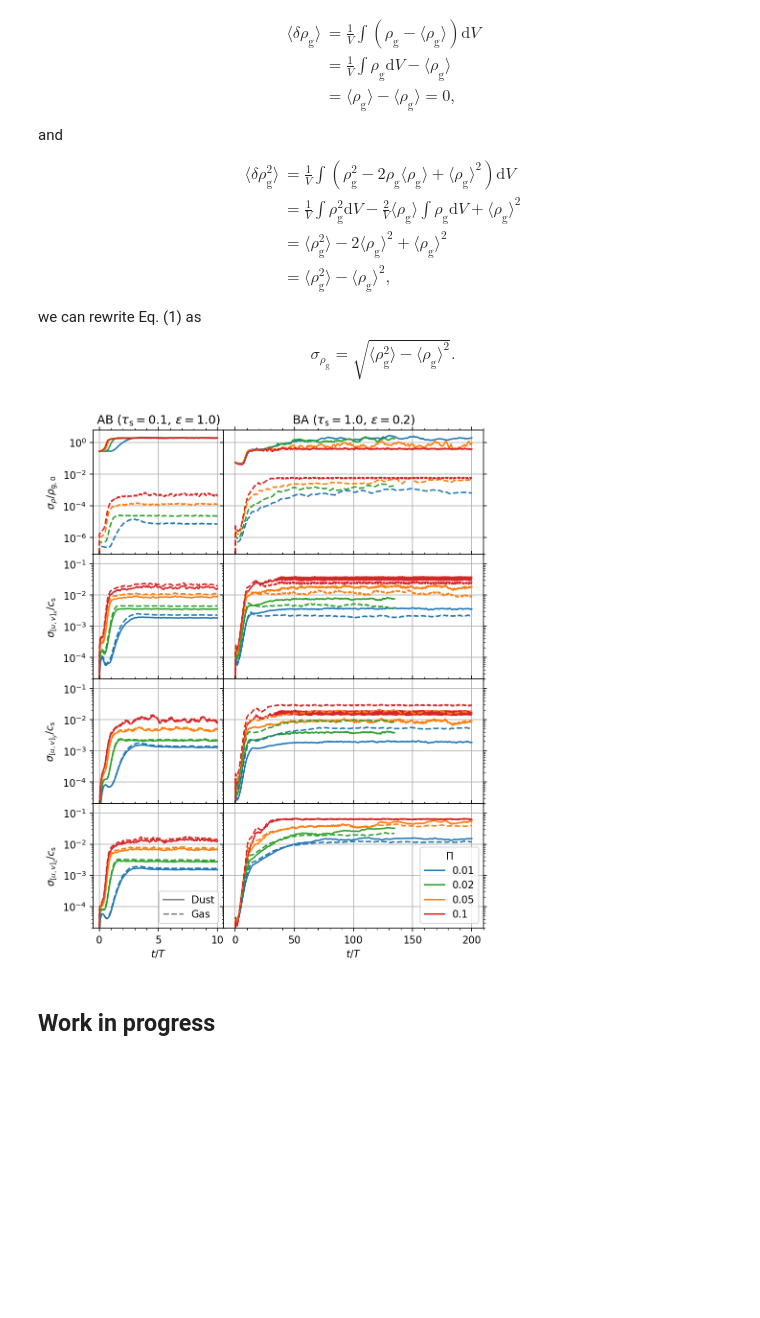
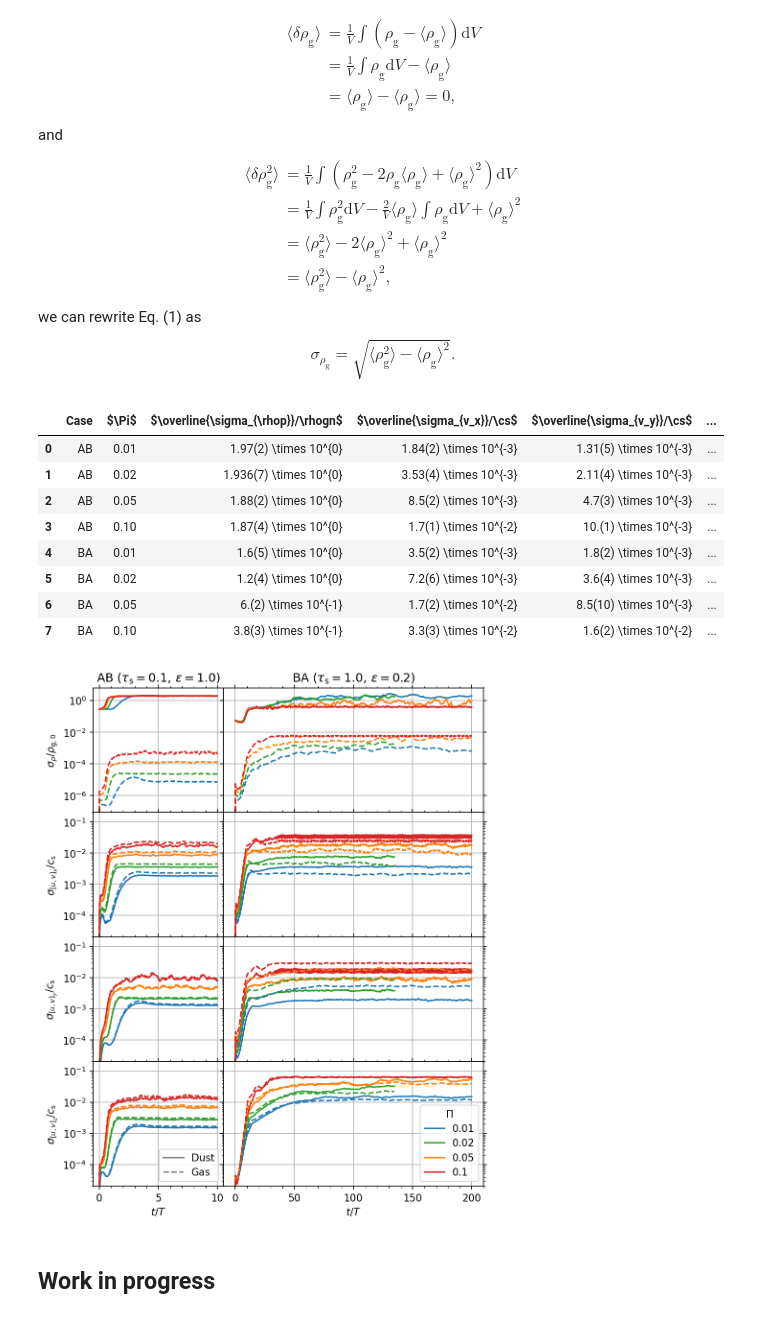
Before and after one commit to sabaronett/streaming-instability, a Jupyter notebook: ipynb/Dispersions.ipynb, the cells around one changed output. Saved outputs shown, nothing was run; the diff lists cells and outputs as text; code cells hidden in the pictures; blank space fills up the shorter version.

Commit message:
(Re-)print pandas table

```diff
--- a/ipynb/Dispersions.ipynb
+++ b/ipynb/Dispersions.ipynb
@@ -195,34 +195,43 @@ for ax in axs.flat:
     ax.tick_params(which='both', top=True, right=True)
 
 axs[0, 0].set(title=r'AB ($\tau_\mathrm{s}=0.1,\,\epsilon=1.0)$',
               ylabel=r'$\sigma_\rho/\rho_\mathrm{g,0}$')
 axs[0, 1].set(title=r'BA ($\tau_\mathrm{s}=1.0,\,\epsilon=0.2)$')
 axs[1, 0].set(ylabel=r'$\sigma_{[u,v]_x}/c_\mathrm{s}$', ylim=vylim)
 axs[2, 0].set(ylabel=r'$\sigma_{[u,v]_y}/c_\mathrm{s}$', ylim=vylim)
 axs[3, 0].set(ylabel=r'$\sigma_{[u,v]_z}/c_\mathrm{s}$', ylim=vylim)
 axs[3, 0].set(xlabel=r'$t/T$')
 axs[3, 1].set(xlabel=r'$t/T$')
 
 plt.subplots_adjust(hspace=0, wspace=0)
 plt.savefig('figs/dispersions.pdf', bbox_inches='tight', pad_inches=0.01)
 
 df = pd.DataFrame({
     'Case'                                : cols[0],
     r'$\Pi$'                              : cols[1],
     r'$\overline{\sigma_{\rhop}}/\rhogn$' : cols[2],
     r'$\overline{\sigma_{v_x}}/\cs$'      : cols[3],
     r'$\overline{\sigma_{v_y}}/\cs$'      : cols[4],
     r'$\overline{\sigma_{v_z}}/\cs$'      : cols[5],
     r'$\overline{\sigma_{\rhog}}/\rhogn$' : cols[6],
     r'$\overline{\sigma_{u_x}}/\cs$'      : cols[7],
     r'$\overline{\sigma_{u_y}}/\cs$'      : cols[8],
     r'$\overline{\sigma_{u_z}}/\cs$'      : cols[9],
     # r'$\overline{\Delta u_x}/\cs$'        : cols[10],
     # r'$\overline{\Delta u_y}/\cs$'        : cols[11],
     })
 # df.to_latex(buf='tabs/disps.sty')
-# df
+df
 # %% [output]
+|  | Case | $\Pi$ | $\overline{\sigma_{\rhop}}/\rhogn$ | $\overline{\sigma_{v_x}}/\cs$ | $\overline{\sigma_{v_y}}/\cs$ | ... |
+| 0 | AB | 0.01 | 1.97(2) \times 10^{0} | 1.84(2) \times 10^{-3} | 1.31(5) \times 10^{-3} | ... |
+| 1 | AB | 0.02 | 1.936(7) \times 10^{0} | 3.53(4) \times 10^{-3} | 2.11(4) \times 10^{-3} | ... |
+| 2 | AB | 0.05 | 1.88(2) \times 10^{0} | 8.5(2) \times 10^{-3} | 4.7(3) \times 10^{-3} | ... |
+| 3 | AB | 0.10 | 1.87(4) \times 10^{0} | 1.7(1) \times 10^{-2} | 10.(1) \times 10^{-3} | ... |
+| 4 | BA | 0.01 | 1.6(5) \times 10^{0} | 3.5(2) \times 10^{-3} | 1.8(2) \times 10^{-3} | ... |
+| 5 | BA | 0.02 | 1.2(4) \times 10^{0} | 7.2(6) \times 10^{-3} | 3.6(4) \times 10^{-3} | ... |
+| 6 | BA | 0.05 | 6.(2) \times 10^{-1} | 1.7(2) \times 10^{-2} | 8.5(10) \times 10^{-3} | ... |
+| 7 | BA | 0.10 | 3.8(3) \times 10^{-1} | 3.3(3) \times 10^{-2} | 1.6(2) \times 10^{-2} | ... |
 [figure]
 # %% [markdown]
 ## Work in progress
```
